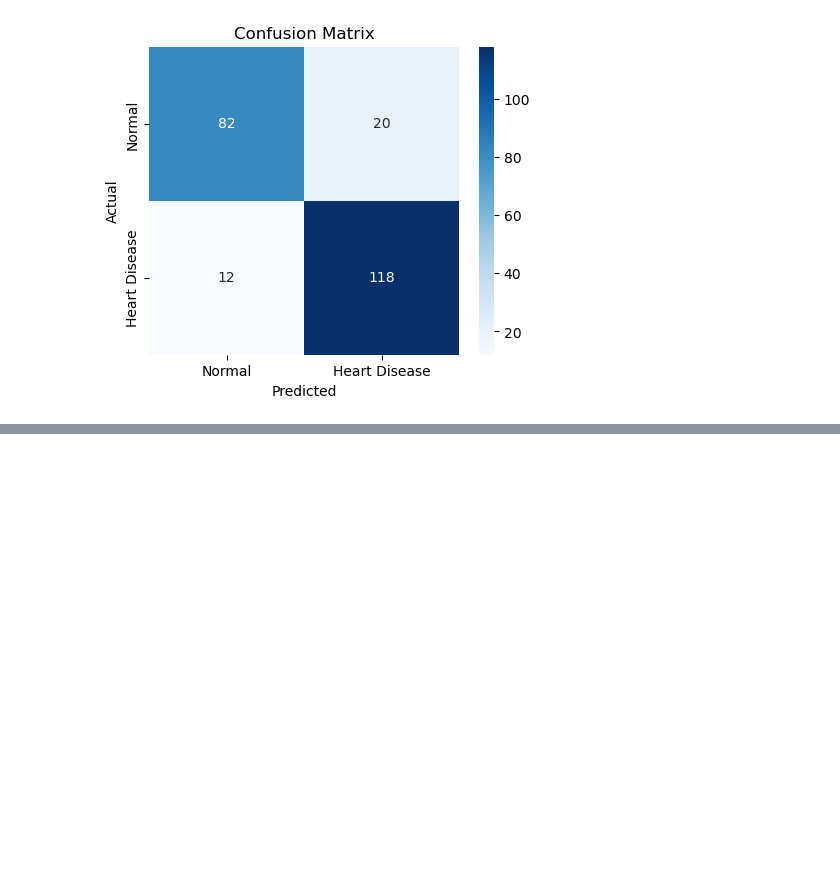
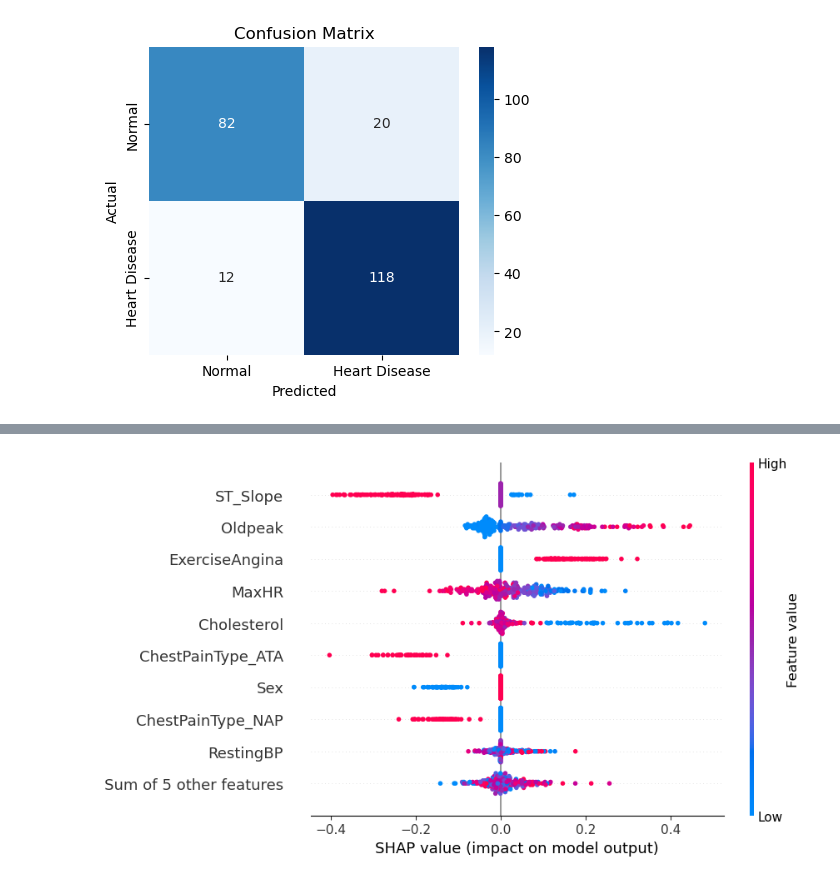
Before and after one commit to midorikawaguti/Heart_Failure_Prediction_Team_0, a Jupyter notebook: models/machine_learning_model.ipynb, the cells around one changed output, grey strips where cells are left out. Saved outputs shown, nothing was run; the diff lists cells and outputs as text; code cells hidden in the pictures; blank space fills up the shorter version.

```diff
--- a/models/machine_learning_model.ipynb
+++ b/models/machine_learning_model.ipynb
@@ -194,0 +269,4 @@ plt.show()
+# %%
+shap.plots.beeswarm(shap_values)
+# %% [output]
+[figure, added]
```
Also changed, not shown: parts of 13 cells of this notebook, 2 other files.
